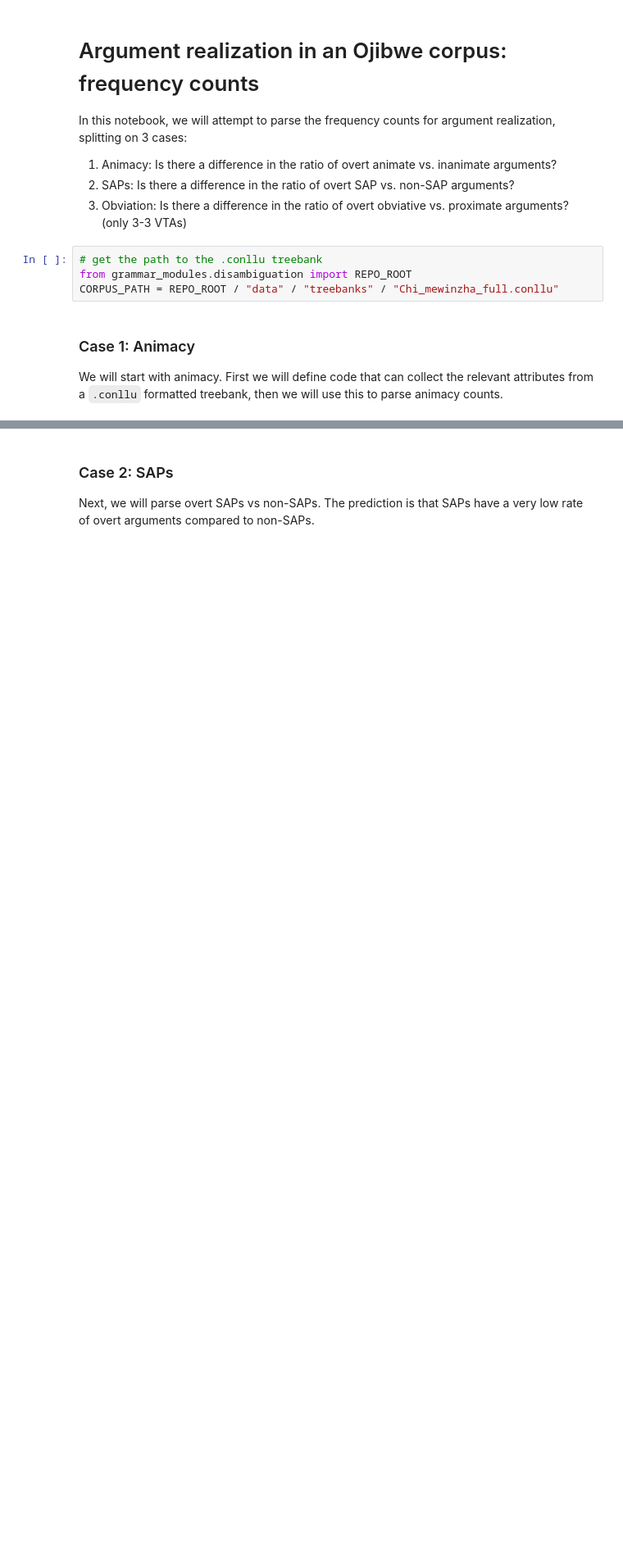
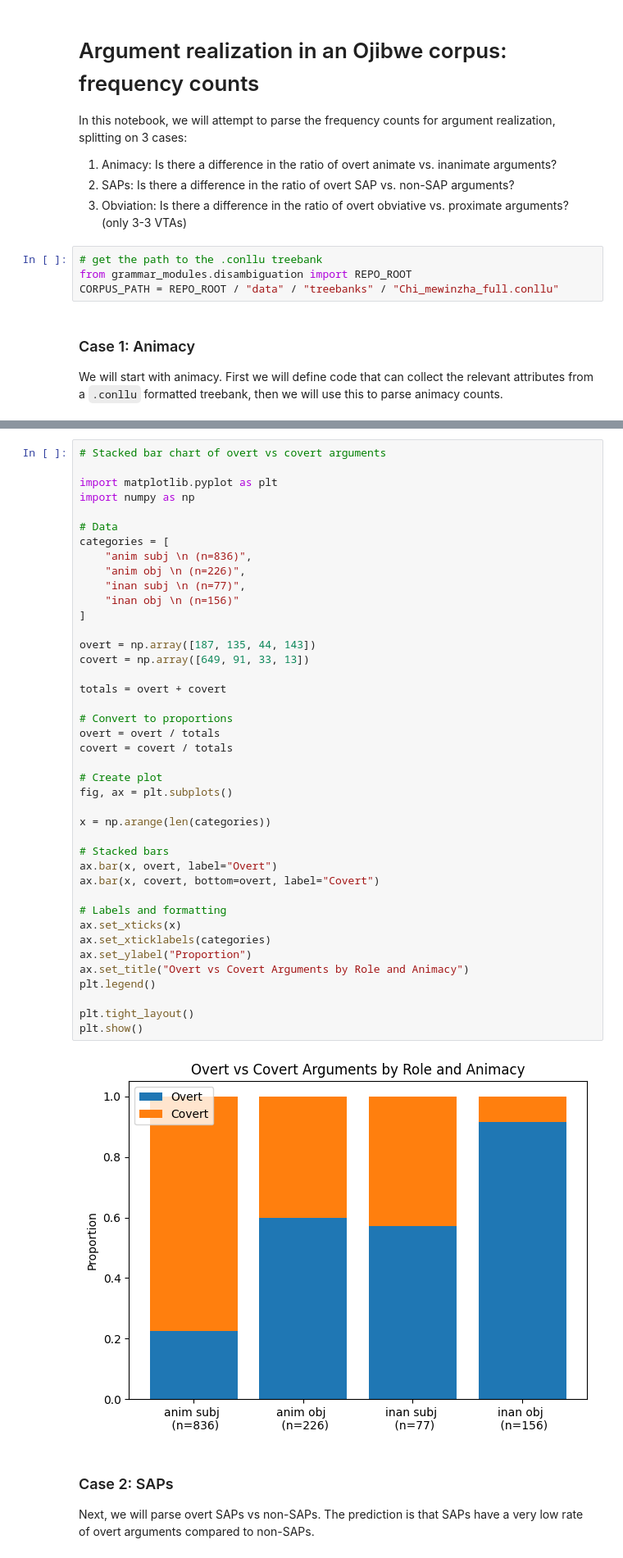
Before and after one commit to ELF-Lab/OjibweCG, a Jupyter notebook: src/word_order_discourse/frequency_counts.ipynb, the cells around one changed output, grey strips where cells are left out. Shown at 82% size. Cells and saved outputs as stored; diff of their text form; blank space fills up the shorter version.

```diff
--- a/src/word_order_discourse/frequency_counts.ipynb
+++ b/src/word_order_discourse/frequency_counts.ipynb
@@ -110,3 +114,46 @@ inanimate subject     75     44      31     0.586667
+# %%
+# Stacked bar chart of overt vs covert arguments
+
+import matplotlib.pyplot as plt
+import numpy as np
+
+# Data
+categories = [
+    "anim subj \n (n=836)",
+    "anim obj \n (n=226)",
+    "inan subj \n (n=77)",
+    "inan obj \n (n=156)"
+]
+
+overt = np.array([187, 135, 44, 143])
+covert = np.array([649, 91, 33, 13])
+
+totals = overt + covert
+
+# Convert to proportions
+overt = overt / totals
+covert = covert / totals
+
+# Create plot
+fig, ax = plt.subplots()
+
+x = np.arange(len(categories))
+
+# Stacked bars
+ax.bar(x, overt, label="Overt")
+ax.bar(x, covert, bottom=overt, label="Covert")
+
+# Labels and formatting
+ax.set_xticks(x)
+ax.set_xticklabels(categories)
+ax.set_ylabel("Proportion")
+ax.set_title("Overt vs Covert Arguments by Role and Animacy")
+plt.legend()
+
+plt.tight_layout()
+plt.show()
+# %% [output]
+[figure, added]
 # %% [markdown]
 ### Case 2: SAPs
 
```
Also changed, not shown: parts of 4 cells of this notebook, 49 other files.
